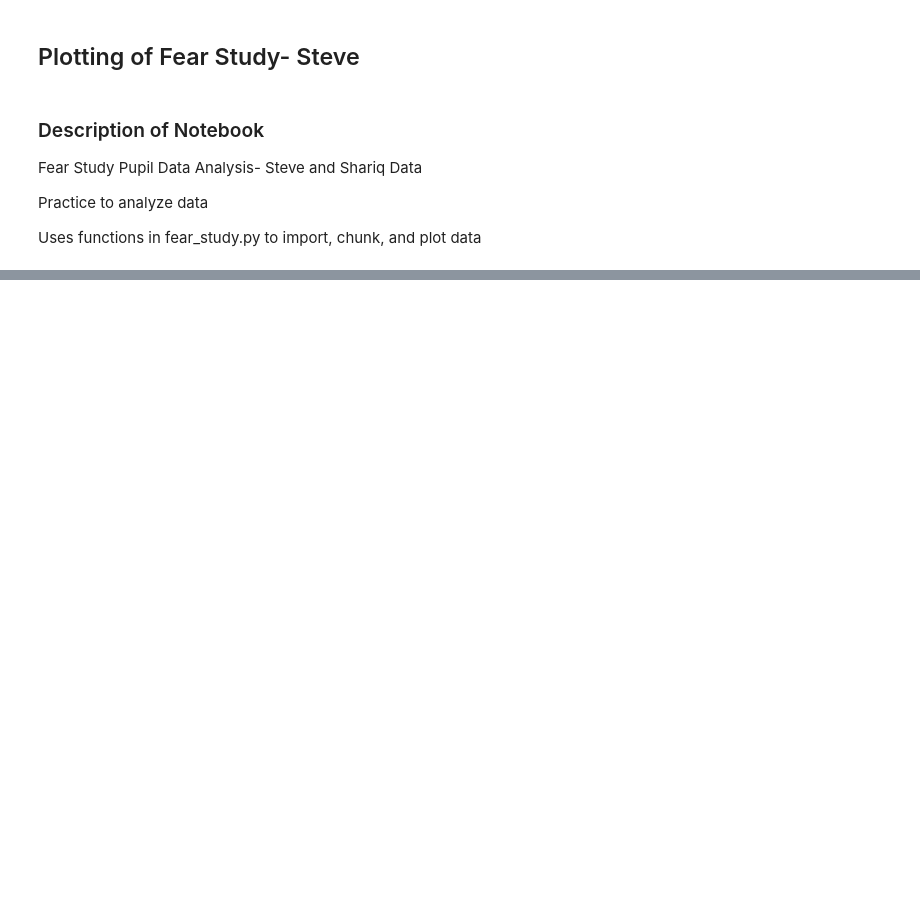
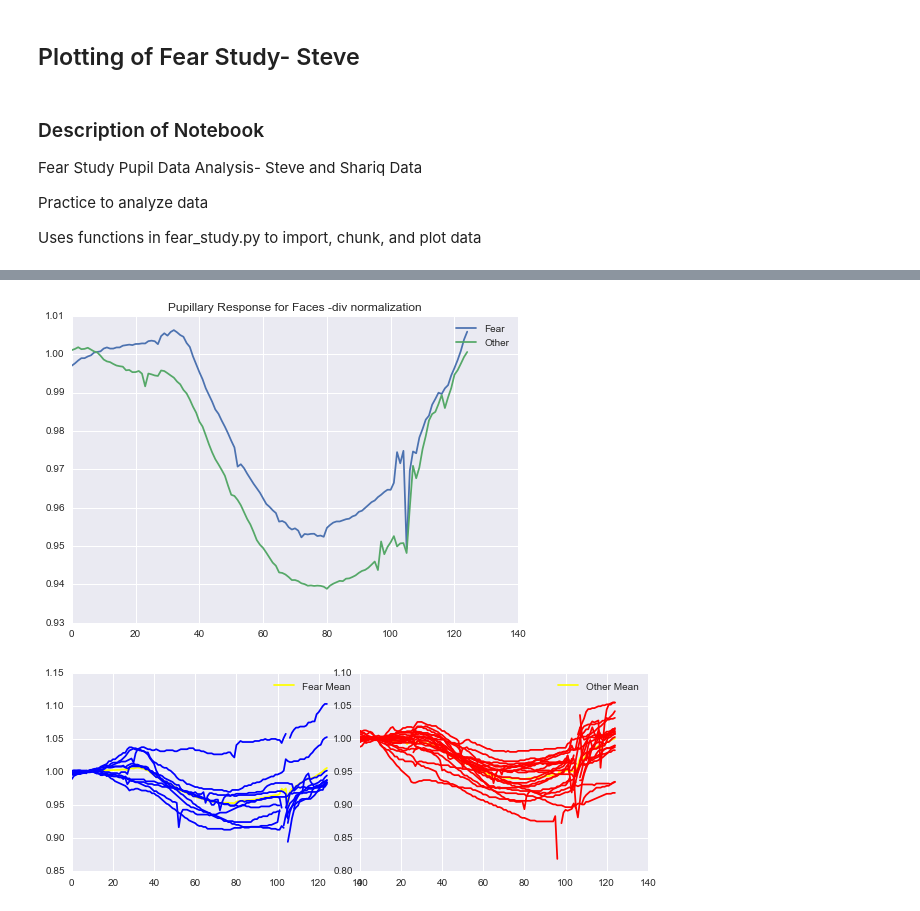
Before and after one commit to andrewbartuska/fear_study, a Jupyter notebook: Plotting and Analysis of Fear Study- Steve.ipynb, the cells around one changed output, grey strips where cells are left out. Cells and saved outputs as stored; diff of their text form; code cells hidden in the pictures; blank space fills up the shorter version.

```diff
--- a/Plotting and Analysis of Fear Study- Steve.ipynb
+++ b/Plotting and Analysis of Fear Study- Steve.ipynb
@@ -86,0 +93,5 @@ run_all("run5.csv", "run5_sync_pulses.json", "faces_run5_projID-bmzk6a3_recID-5c
+# %%
+fs.plot_trial("data", "steve", 1, "div")
+# %% [output]
+[figure, added]
+[figure, added]
```
Also changed, not shown: parts of 17 cells of this notebook.
